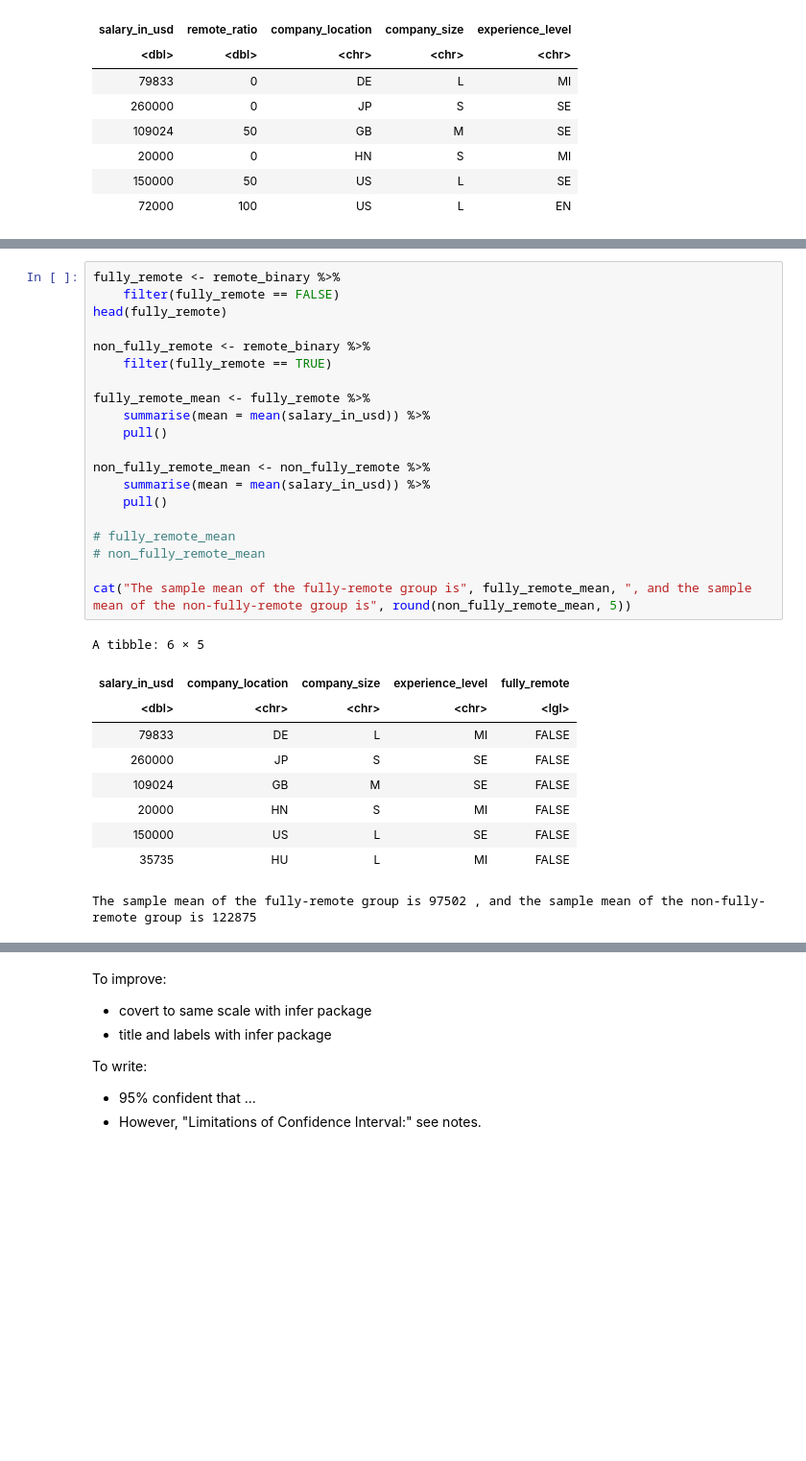
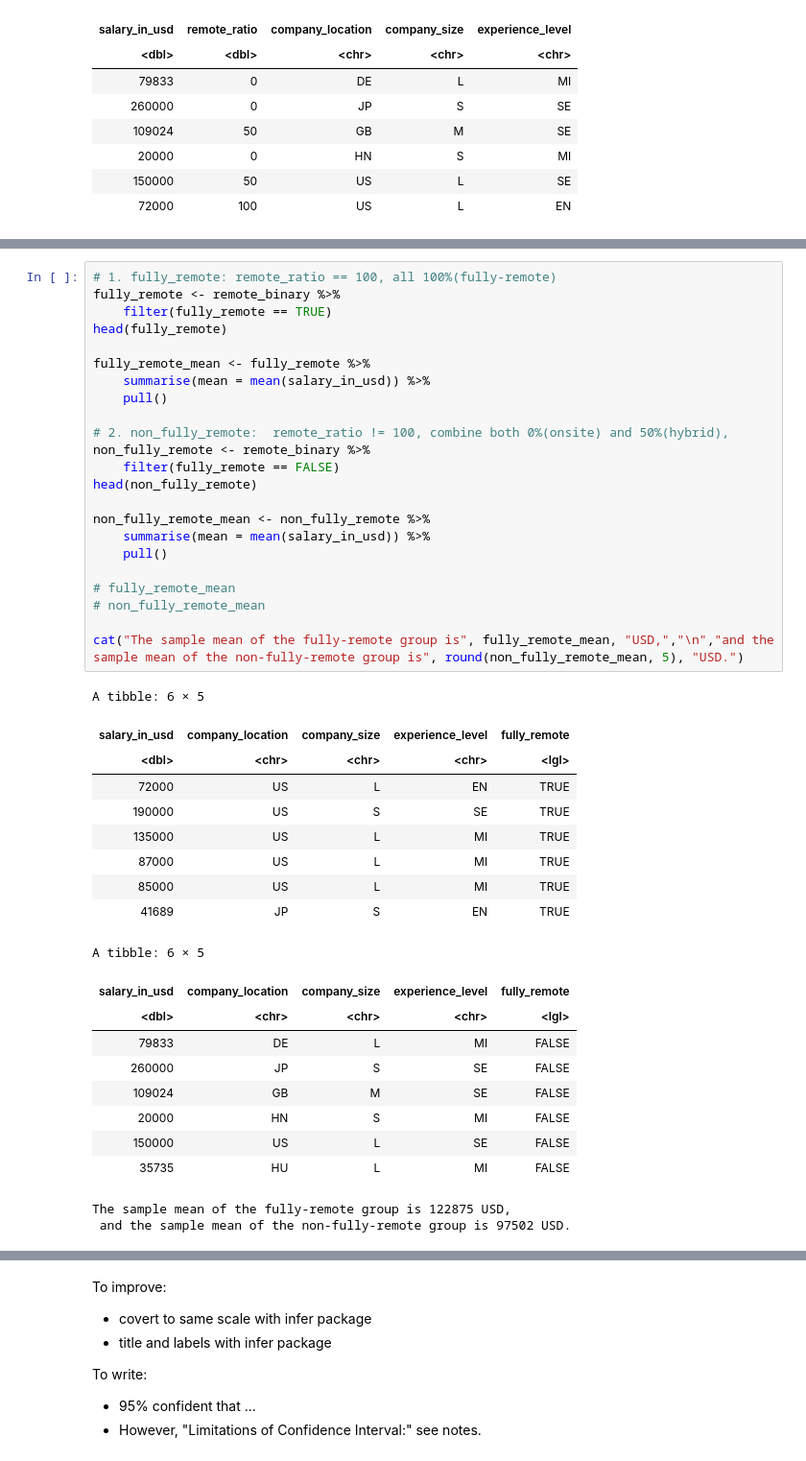
Before and after one commit to ludioludius/STAT201-Project, a Jupyter notebook: Final_Report_Draft.ipynb, the cells around one changed output, grey strips where cells are left out. Shown at 96% size. Cells and saved outputs as stored; diff of their text form; blank space fills up the shorter version.

```diff
--- a/Final_Report_Draft.ipynb
+++ b/Final_Report_Draft.ipynb
@@ -180,34 +195,47 @@ A tibble: 2 × 2
 # %%
+# 1. fully_remote: remote_ratio == 100, all 100%(fully-remote)
 fully_remote <- remote_binary %>%
-    filter(fully_remote == FALSE)
+    filter(fully_remote == TRUE)
 head(fully_remote)
-
-non_fully_remote <- remote_binary %>%
-    filter(fully_remote == TRUE)
 
 fully_remote_mean <- fully_remote %>%
     summarise(mean = mean(salary_in_usd)) %>%
     pull()
+
+# 2. non_fully_remote:  remote_ratio != 100, combine both 0%(onsite) and 50%(hybrid),
+non_fully_remote <- remote_binary %>%
+    filter(fully_remote == FALSE)
+head(non_fully_remote)
 
 non_fully_remote_mean <- non_fully_remote %>%
     summarise(mean = mean(salary_in_usd)) %>%
     pull()
 
 # fully_remote_mean
 # non_fully_remote_mean
 
-cat("The sample mean of the fully-remote group is", fully_remote_mean, ", and the sample mean of the non-fully-remote group is", round(non_fully_remote_mean, 5))
+cat("The sample mean of the fully-remote group is", fully_remote_mean, "USD,","\n","and the sample mean of the non-fully-remote group is", round(non_fully_remote_mean, 5), "USD.")
 # %% [output]
 A tibble: 6 × 5
 | salary_in_usd | company_location | company_size | experience_level | fully_remote |
 | <dbl> | <chr> | <chr> | <chr> | <lgl> |
-| 79833 | DE | L | MI | FALSE |
-| 260000 | JP | S | SE | FALSE |
-| 109024 | GB | M | SE | FALSE |
-| 20000 | HN | S | MI | FALSE |
-| 150000 | US | L | SE | FALSE |
-| 35735 | HU | L | MI | FALSE |
+| 72000 | US | L | EN | TRUE |
+| 190000 | US | S | SE | TRUE |
+| 135000 | US | L | MI | TRUE |
+| 87000 | US | L | MI | TRUE |
+| 85000 | US | L | MI | TRUE |
+| 41689 | JP | S | EN | TRUE |
-The sample mean of the fully-remote group is 97502 , and the sample mean of the non-fully-remote group is 122875
+A tibble: 6 × 5
+| salary_in_usd | company_location | company_size | experience_level | fully_remote |
+| <dbl> | <chr> | <chr> | <chr> | <lgl> |
+| 79833 | DE | L | MI | FALSE |
+| 260000 | JP | S | SE | FALSE |
+| 109024 | GB | M | SE | FALSE |
+| 20000 | HN | S | MI | FALSE |
+| 150000 | US | L | SE | FALSE |
+| 35735 | HU | L | MI | FALSE |
+The sample mean of the fully-remote group is 122875 USD,
+ and the sample mean of the non-fully-remote group is 97502 USD.
 # %%
 # Construct 95% confidence intervals using percentile method with bootstraping
 
```
Also changed, not shown: parts of 20 cells of this notebook.
